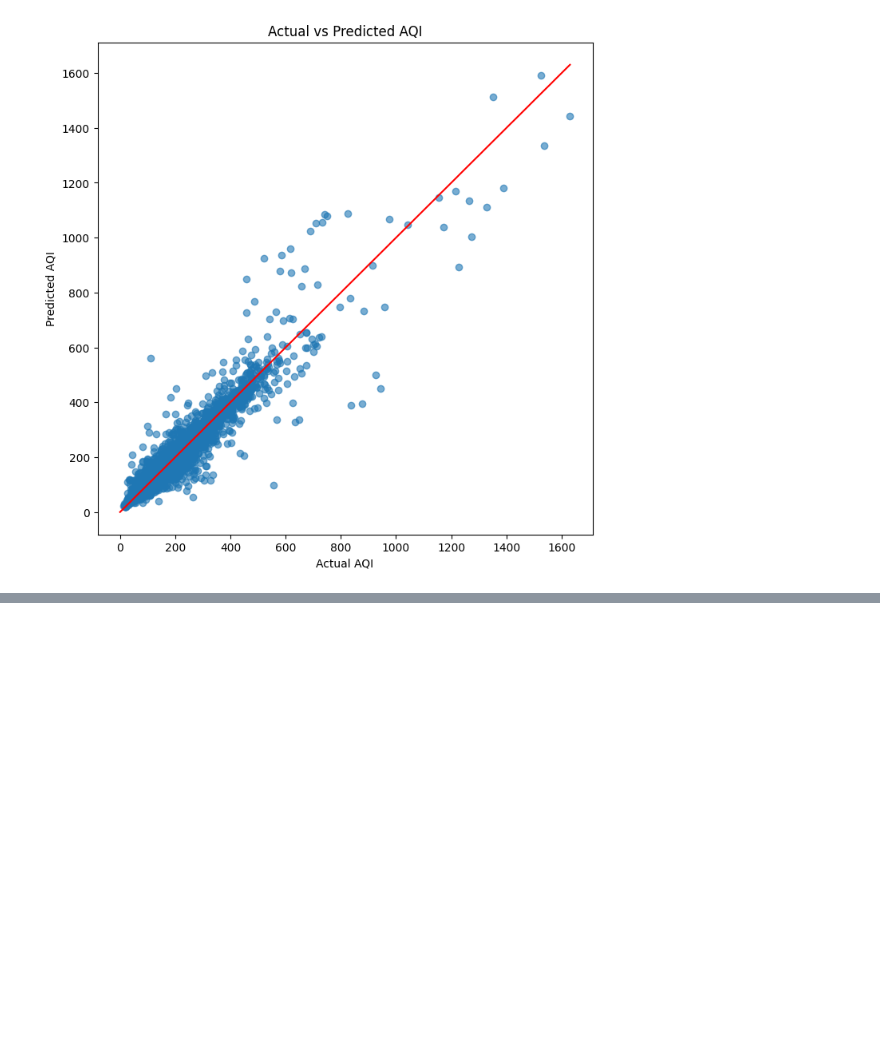
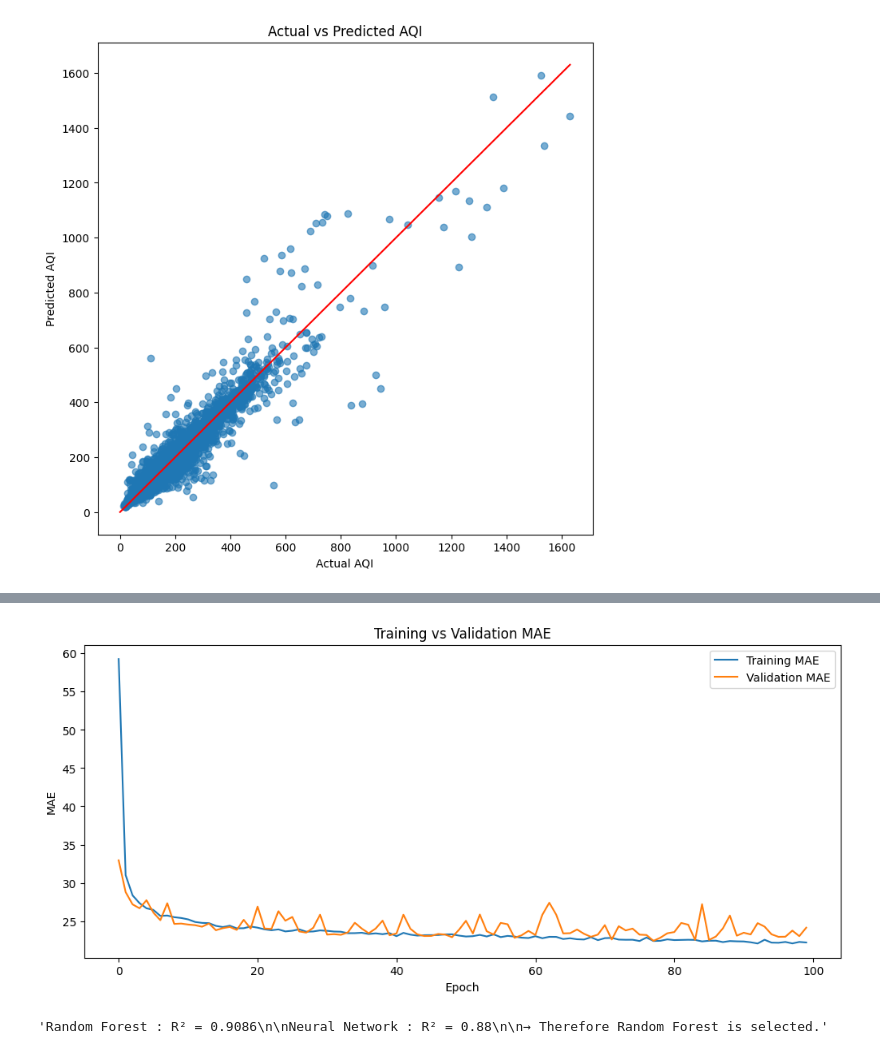
Before and after one commit to mynkaiml/Machine-learning-journey, a Jupyter notebook: Machine learning projects/Aqi_checker_model.ipynb, the cells around one changed output, grey strips where cells are left out. Drawn from its saved outputs; the diff is of its cells as text; code cells hidden in the pictures; blank space fills up the shorter version.

```diff
--- a/Machine learning projects/Aqi_checker_model.ipynb
+++ b/Machine learning projects/Aqi_checker_model.ipynb
@@ -371,0 +479,22 @@ plt.show()
+# %%
+plt.figure(figsize=(12,5))
+
+plt.plot(history.history["mae"], label="Training MAE")
+plt.plot(history.history["val_mae"], label="Validation MAE")
+
+plt.xlabel("Epoch")
+plt.ylabel("MAE")
+plt.title("Training vs Validation MAE")
+plt.legend()
+
+plt.show()
+# %% [output]
+[figure, added]
+# %%
+"""Random Forest : R² = 0.9086
+
+Neural Network : R² = 0.88
+
+→ Therefore Random Forest is selected."""
+# %% [output]
+'Random Forest : R² = 0.9086\n\nNeural Network : R² = 0.88\n\n→ Therefore Random Forest is selected.'
```
Also changed, not shown: parts of 10 cells of this notebook.
